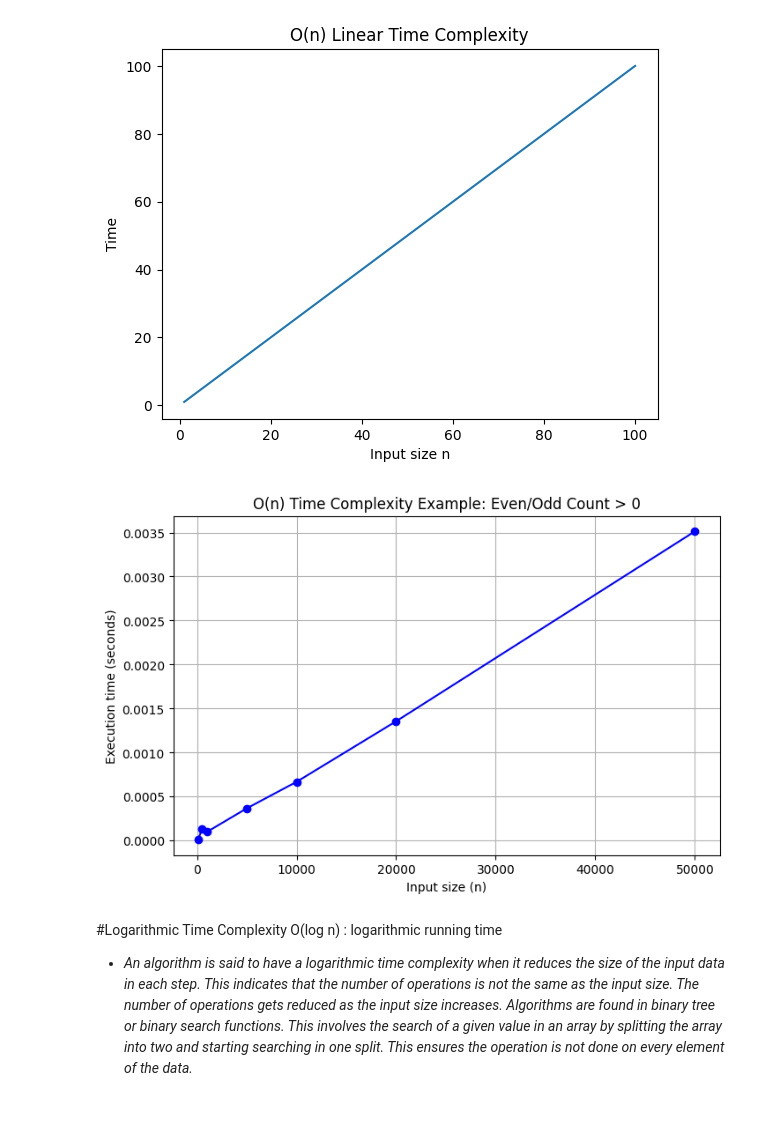
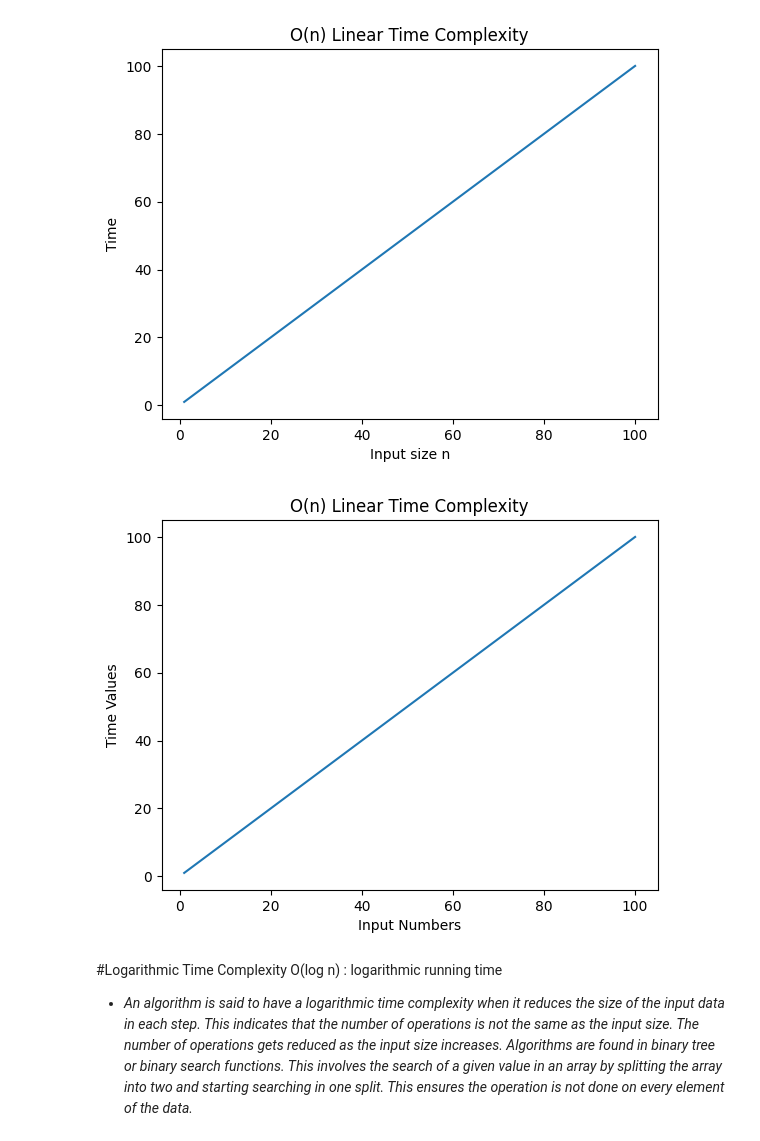
Before and after one commit to somya1singhal/APs-lab, a Jupyter notebook: Lab_3_Growth_of_function.ipynb, the cells around one changed output. Saved outputs shown, nothing was run; the diff lists cells and outputs as text; code cells hidden in the pictures; blank space fills up the shorter version.

```diff
--- a/Lab_3_Growth_of_function.ipynb
+++ b/Lab_3_Growth_of_function.ipynb
@@ -94,40 +91,31 @@ plt.show()
 # %%
 #Prob_3:Take another example and write the code that runs in linear amount of time no matter what is the size of input..
 #similar to example-2, also plot the graph (eg. even_oddcounts elements greater than zero)
-import time
-import random
-import matplotlib.pyplot as plt
-def even_odd_counts(arr):
-    even_count = 0
-    odd_count = 0
-    for num in arr:
-        if num > 0:
-            if num % 2 == 0:
-                even_count += 1
-            else:
-                odd_count += 1
-    return even_count, odd_count
+def countEvenOdd(n):
+  cEven, cOdd=0, 0
+  for num in n:
+    if num%2==0:
+      cEven+=1
+    else:
+      cOdd+=1
+  return cEven, cOdd
 
-n_values = [100, 500, 1000, 5000, 10000, 20000, 50000]
-time_values = []
+numberValues = list(range(1, 101))
+timeValues = []
 
-for n in n_values:
-    test_data = [random.randint(-1000, 1000) for _ in range(n)]
+for val in numberValues:
+  data = list(range(1, val+1))
+  countEvenOdd(data)
+  timeValues.append(val)
 
-    start_time = time.time()
-    even_odd_counts(test_data)
-    end_time = time.time()
-
-    time_values.append(end_time - start_time)
-plt.figure(figsize=(8, 5))
-plt.plot(n_values, time_values, marker='o', linestyle='-', color='b')
-plt.xlabel("Input size (n)")
-plt.ylabel("Execution time (seconds)")
-plt.title("O(n) Time Complexity Example: Even/Odd Count > 0")
-plt.grid(True)
+plt.figure()
+plt.plot(numberValues, timeValues)
+plt.xlabel("Input Numbers")
+plt.ylabel("Time Values")
+plt.title("O(n) Linear Time Complexity")
 plt.show()
 # %% [output]
-[figure, old version]
+[figure, new version]
 # %% [markdown]
 #Logarithmic Time Complexity O(log n) : logarithmic running time
 - *An algorithm is said to have a logarithmic time complexity when it reduces the size of the input data in each step. This indicates that the number of operations is not the same as the input size. The number of operations gets reduced as the input size increases. Algorithms are found in binary tree or binary search functions. This involves the search of a given value in an array by splitting the array into two and starting searching in one split. This ensures the operation is not done on every element of the data.*
```
Also changed, not shown: parts of 11 cells of this notebook.
